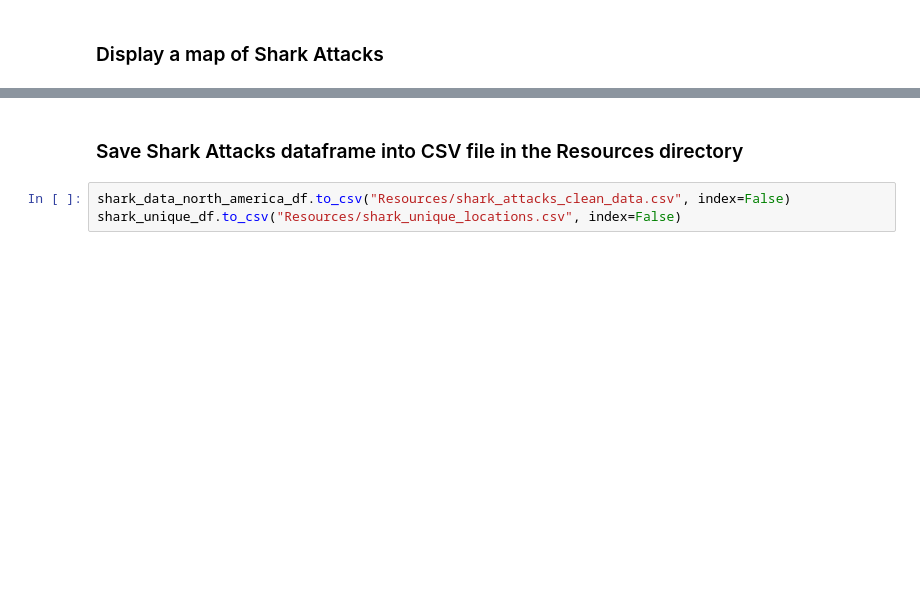
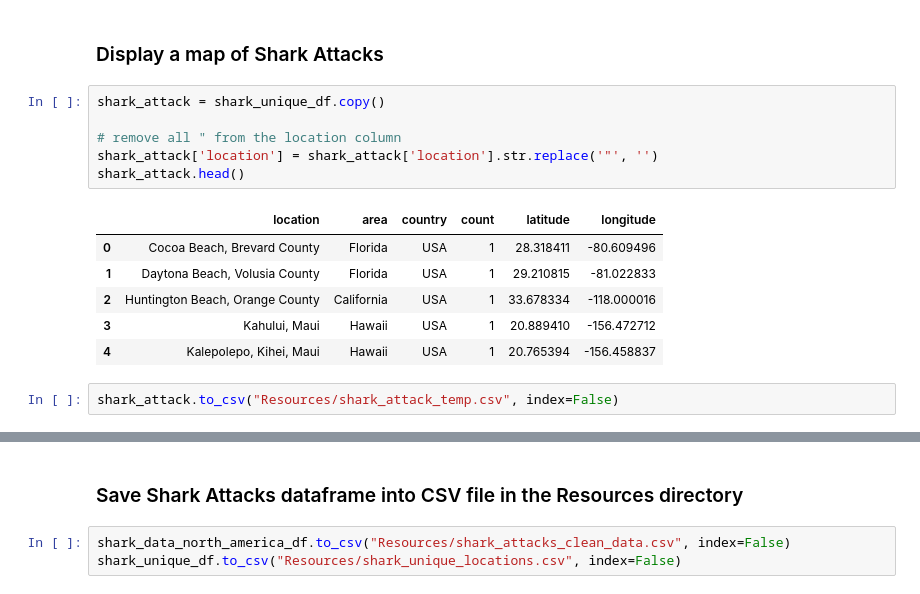
Before and after one commit to AIDecisions/project-3-group-2, a Jupyter notebook: eda/data_exploration_shark_carlos_test.ipynb, the cells around one changed output, grey strips where cells are left out. Saved outputs shown, nothing was run; the diff lists cells and outputs as text; blank space fills up the shorter version.

```diff
--- a/eda/data_exploration_shark_carlos_test.ipynb
+++ b/eda/data_exploration_shark_carlos_test.ipynb
@@ -485,2 +499,17 @@ memory usage: 53.1+ KB
 # %% [markdown]
 ### Display a map of Shark Attacks
+# %%
+shark_attack = shark_unique_df.copy()
+
+# remove all " from the location column
+shark_attack['location'] = shark_attack['location'].str.replace('"', '')
+shark_attack.head()
+# %% [output]
+|  | location | area | country | count | latitude | longitude |
+| 0 | Cocoa Beach, Brevard County | Florida | USA | 1 | 28.318411 | -80.609496 |
+| 1 | Daytona Beach, Volusia County | Florida | USA | 1 | 29.210815 | -81.022833 |
+| 2 | Huntington Beach, Orange County | California | USA | 1 | 33.678334 | -118.000016 |
+| 3 | Kahului, Maui | Hawaii | USA | 1 | 20.889410 | -156.472712 |
+| 4 | Kalepolepo, Kihei, Maui | Hawaii | USA | 1 | 20.765394 | -156.458837 |
+# %%
+shark_attack.to_csv("Resources/shark_attack_temp.csv", index=False)
```
Also changed, not shown: parts of 7 cells of this notebook, 5 other files.
